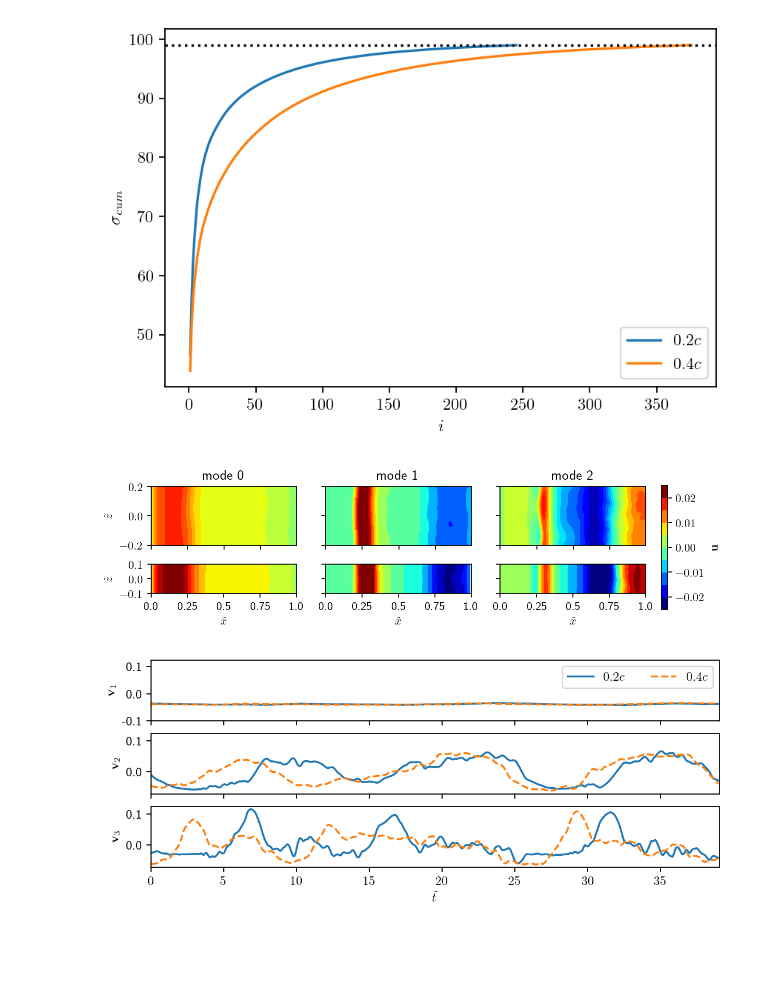
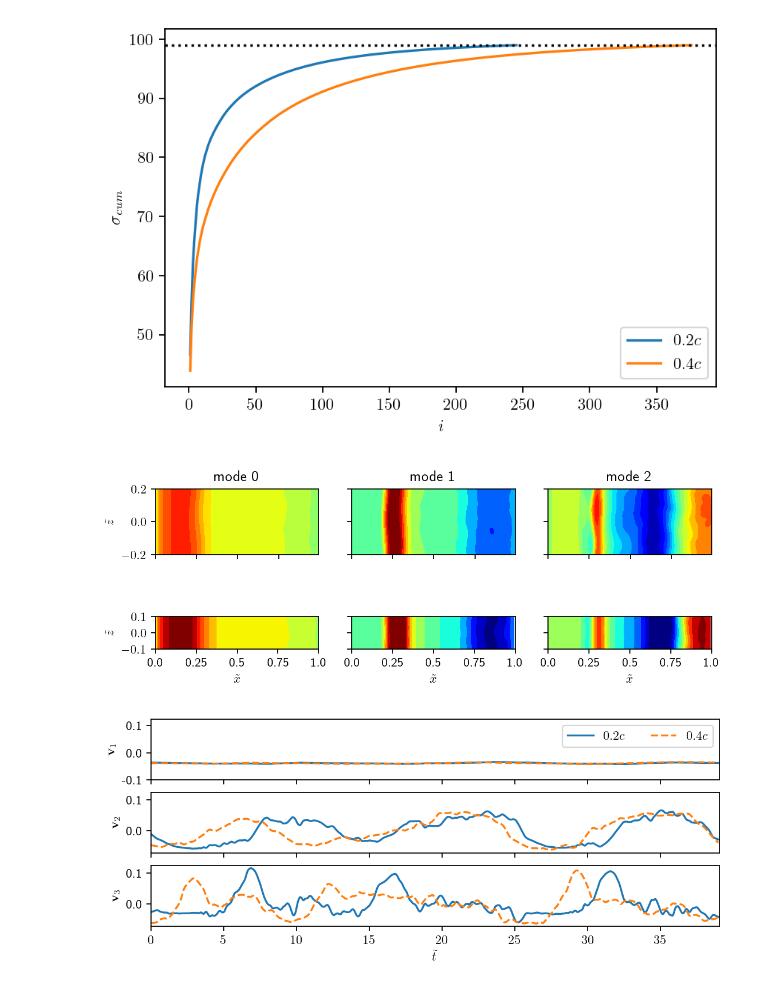
Before and after one commit to FlowModelingControl/naca0012_shock_buffet, a Jupyter notebook: notebooks/naca0012_surface_modal_analysis.ipynb, the cells around one changed output. Cells and saved outputs as stored; diff of their text form; code cells hidden in the pictures; blank space fills up the shorter version.

```diff
--- a/notebooks/naca0012_surface_modal_analysis.ipynb
+++ b/notebooks/naca0012_surface_modal_analysis.ipynb
@@ -11,17 +3,19 @@ Two datasets are compared. This first
 # %%
 from os import makedirs
+import numpy as np
 import torch as pt
-import numpy as np
 from scipy.signal import welch
 import matplotlib as mpl
 import matplotlib.pyplot as plt
 from matplotlib.animation import FuncAnimation, FFMpegWriter
 from flowtorch.data import mask_box
 from flowtorch.analysis import SVD, DMD
+from utils import add_stl_patch, normalize_frequency
+from flow_conditions import CHORD, A_INF
 
 plt.rcParams['figure.dpi'] = 160
 plt.rc('text', usetex=True)
 
-data_path = "./output/naca0012_data/"
-output = "./output/naca0012_analysis/"
+data = "./output/naca0012_data/surface/"
+output = "./output/naca0012_analysis/surface/"
 makedirs(output, exist_ok=True)
@@ -59,7 +45,7 @@ tensor(324) tensor(0.0325)
 # %%
 # normalize vertices with chord length
 vert_z25 = (vert_z25 - vert_z25[:, 0].min()) / (vert_z25[:, 0].max() - vert_z25[:, 0].min())
-vert_r1_z25 = (vert_r1_z25 - vert_r1_z25[:, 0].max()) / (vert_r1_z25[:, 0].max() - vert_r1_z25[:, 0].min())
+vert_r1_z25 = (vert_r1_z25 - vert_r1_z25[:, 0].min()) / (vert_r1_z25[:, 0].max() - vert_r1_z25[:, 0].min())
 vert_z50 = (vert_z50 - vert_z50[:, 0].min()) / (vert_z50[:, 0].max() - vert_z50[:, 0].min())
 # %%
 # dimensionless times
@@ -115,10 +101,13 @@ Deviation of final standard deviation:
 0.4c: -0.2763%
 # %%
 # creating masks for lower and upper side
-mask_z25_up = mask_box(vert_z25, lower=[-0.1, 0.0, -0.5], upper=[0.999, 1.0, 0.5])
+mask_z25_up = mask_box(vert_z25, [-0.1, 0.0, -0.5], [0.999, 1.0, 0.5])
 mask_z25_low = mask_box(vert_z25, [-0.1, -1.0, -0.5], [0.999, 0.0, 0.5])
+mask_z25_r1_up = mask_box(vert_r1_z25, [-0.1, 0.0, -0.5], [0.999, 1.0, 0.5])
+mask_z25_r1_low = mask_box(vert_r1_z25, [-0.1, -1.0, -0.5], [0.999, 0.0, 0.5])
 mask_z50_up = mask_box(vert_z50, [-0.1, 0.0, -0.5], [0.999, 1.0, 0.5])
 mask_z50_low = mask_box(vert_z50, [-0.1, -1.0, -0.5], [0.999, 0.0, 0.5])
-print("Points 0.2c lower/upper side: ", mask_z25_up.sum().item(), mask_z25_low.sum().item())
-print("Points 0.4c lower/upper side: ", mask_z50_up.sum().item(), mask_z50_low.sum().item())
+print("Points 0.2c lower/upper side, r0: ", mask_z25_up.sum().item(), mask_z25_low.sum().item())
+print("Points 0.2c lower/upper side, r1: ", mask_z25_r1_up.sum().item(), mask_z25_r1_low.sum().item())
+print("Points 0.4c lower/upper side, r0: ", mask_z50_up.sum().item(), mask_z50_low.sum().item())
 # %% [output]
@@ -151,14 +143,14 @@ start_idx, end_idx, end_idx-start_idx, times_z25[end_idx]
 # creating data matrices for lower and upper side
 dm_z25_up = pt.zeros((mask_z25_up.sum().item(), end_idx.item()-start_idx.item()))
 dm_z25_low = pt.zeros((mask_z25_low.sum().item(), end_idx.item()-start_idx.item()))
+dm_z25_r1_up = pt.zeros((mask_z25_r1_up.sum().item(), end_idx.item()-start_idx.item()))
 dm_z50_up = pt.zeros((mask_z50_up.sum().item(), end_idx.item()-start_idx.item()))
 dm_z50_low = pt.zeros((mask_z50_low.sum().item(), end_idx.item()-start_idx.item()))
 
 for i in range(end_idx.item()-start_idx.item()):
     dm_z25_up[:, i] = pt.masked_select(dm_z25[:, start_idx.item()+i], mask_z25_up)
     dm_z25_low[:, i] = pt.masked_select(dm_z25[:, start_idx.item()+i], mask_z25_low)
-
-for i in range(end_idx.item()-start_idx.item()):
+    dm_z25_r1_up[:, i] = pt.masked_select(dm_r1_z25[:, start_idx.item()+i], mask_z25_r1_up)
     dm_z50_up[:, i] = pt.masked_select(dm_z50[:, start_idx.item()+i], mask_z50_up)
     dm_z50_low[:, i] = pt.masked_select(dm_z50[:, start_idx.item()+i], mask_z50_low)
 # %%
@@ -247,41 +239,40 @@ Cumulative variance using 375 modes: 99.00
 fig, axarr = plt.subplots(2, 3, figsize=(8, 3))
 
 vmin = -0.025
 vmax = 0.025
 
 for i in range(3):
     tri = axarr[0, i].tricontourf(x_z50_up, z_z50_up, svd_z50.U[:, i], levels=15, cmap="jet", vmin=vmin, vmax=vmax)
     axarr[1, i].tricontourf(x_z25_up, z_z25_up, svd_z25.U[:, i], levels=15, cmap="jet", vmin=vmin, vmax=vmax)
     if i > 0:
         axarr[0, i].set_yticklabels([])
         axarr[1, i].set_yticklabels([])
     axarr[0, i].set_xticklabels([])
     axarr[0, i].set_title(f"mode {i}")
     axarr[1, i].set_xlabel(r"$\tilde{x}$")
     axarr[1, i].set_xticks([0.0, 0.25, 0.5, 0.75, 1.0])
     axarr[1, i].set_xticklabels([0.0, 0.25, 0.5, 0.75, 1.0])
 
 axarr[0, 0].set_ylabel(r"$\tilde{z}$")
 axarr[1, 0].set_ylabel(r"$\tilde{z}$")
 
 for ax in axarr.ravel():
     ax.set_aspect("equal")
 
-plt.subplots_adjust(hspace=-0.5)
-cmap = mpl.cm.jet
-bounds = np.arange(vmin, vmax*1.001, 0.005)
-norm = mpl.colors.BoundaryNorm(bounds, cmap.N)
-sm = plt.cm.ScalarMappable(cmap="jet", norm=norm)
-cbar = fig.colorbar(sm, ax=axarr.ravel().tolist(), fraction=0.012, pad=0.03)
-cbar.ax.set_ylabel(r"$\mathbf{u}$")
+#plt.subplots_adjust(hspace=-0.5)
+#cmap = mpl.cm.jet
+#bounds = np.arange(vmin, vmax*1.001, 0.005)
+#norm = mpl.colors.BoundaryNorm(bounds, cmap.N)
+#sm = plt.cm.ScalarMappable(cmap="jet", norm=norm)
+#cbar = fig.colorbar(sm, ax=axarr.ravel().tolist(), fraction=0.012, pad=0.03)
 
 plt.savefig(output + "naca_svd_surface_modes.svg", bbox_inches="tight")
 plt.savefig(output + "naca_svd_surface_modes.png", bbox_inches="tight")
 plt.savefig(output + "naca_svd_surface_modes.pdf", bbox_inches="tight")
 
 plt.show()
 # %% [output]
-[figure, old version]
+[figure, new version]
 # %%
 fig, axarr = plt.subplots(3, figsize=(8, 3), sharex=True, sharey=True)
 
```
Also changed, not shown: parts of 26 cells of this notebook, 30 other files.
